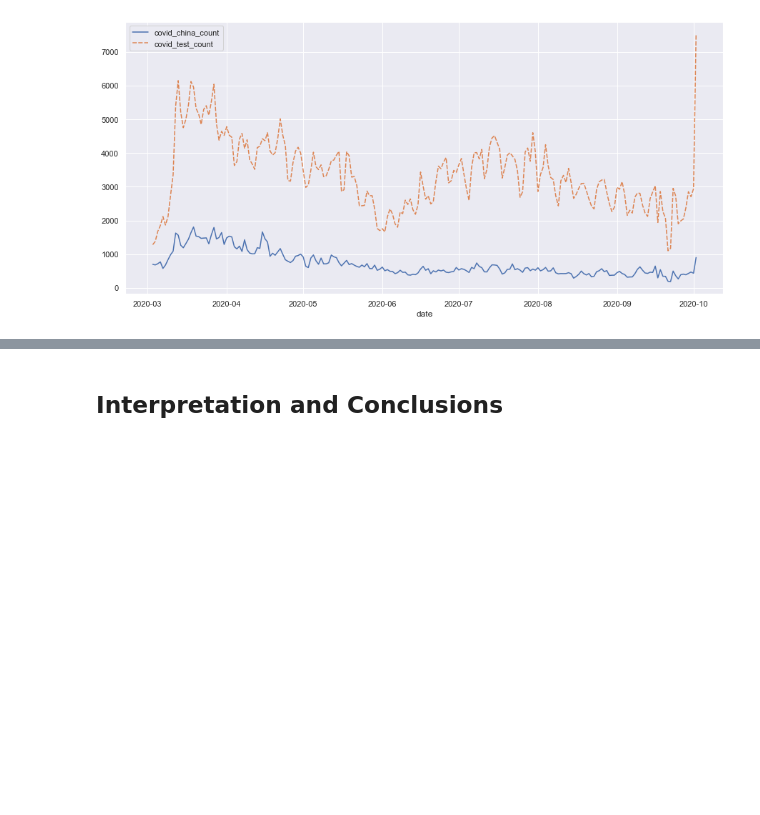
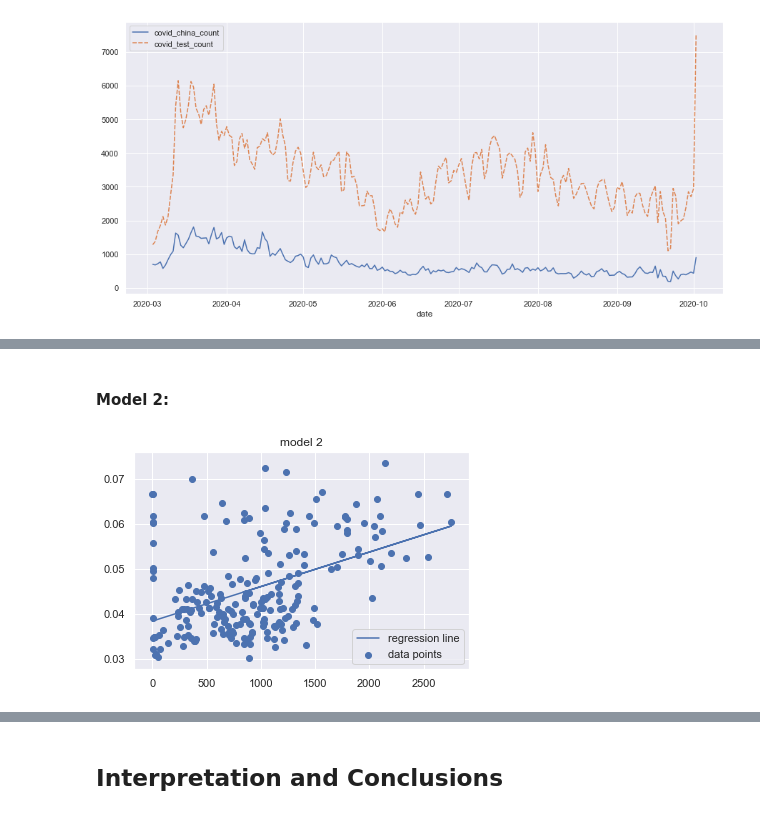
Before and after one commit to kaiyue95/INFO-2950-Final-Project, a Jupyter notebook: phase_4.ipynb, the cells around one changed output, grey strips where cells are left out. Drawn from its saved outputs; the diff is of its cells as text; code cells hidden in the pictures; blank space fills up the shorter version.

```diff
--- a/phase_4.ipynb
+++ b/phase_4.ipynb
@@ -468,0 +517,10 @@ This is several examples of the case where multiple keywords have no real semant
+# %% [markdown]
+#### Model 2:
+# %%
+plt.plot(death_increase_num, model2.predict(death_increase_num), label="regression line")
+plt.scatter(death_increase_num, relative_freq, label="data points")
+plt.title("model 2")
+plt.legend()
+plt.show()
+# %% [output]
+[figure, added]
```
Also changed, not shown: parts of 42 cells of this notebook.
